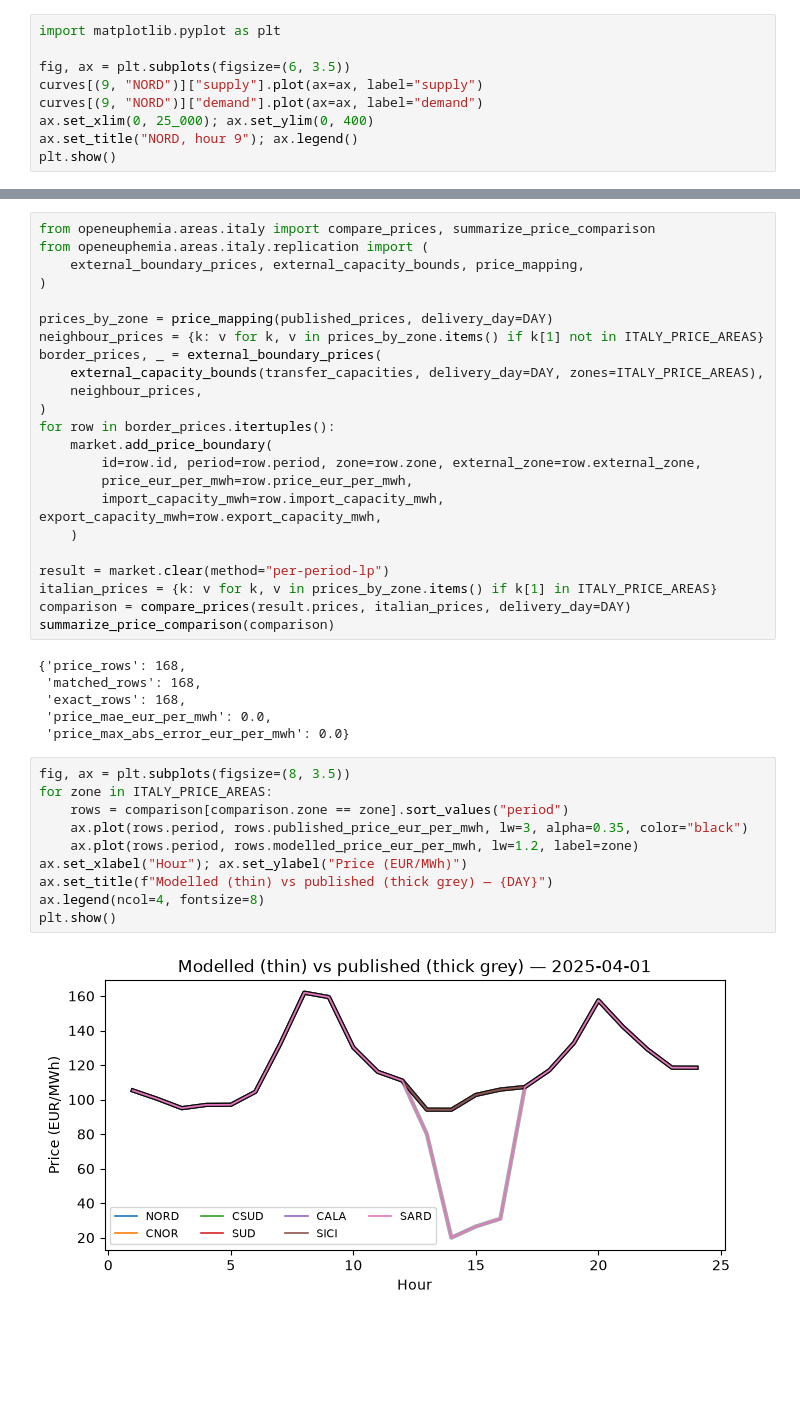
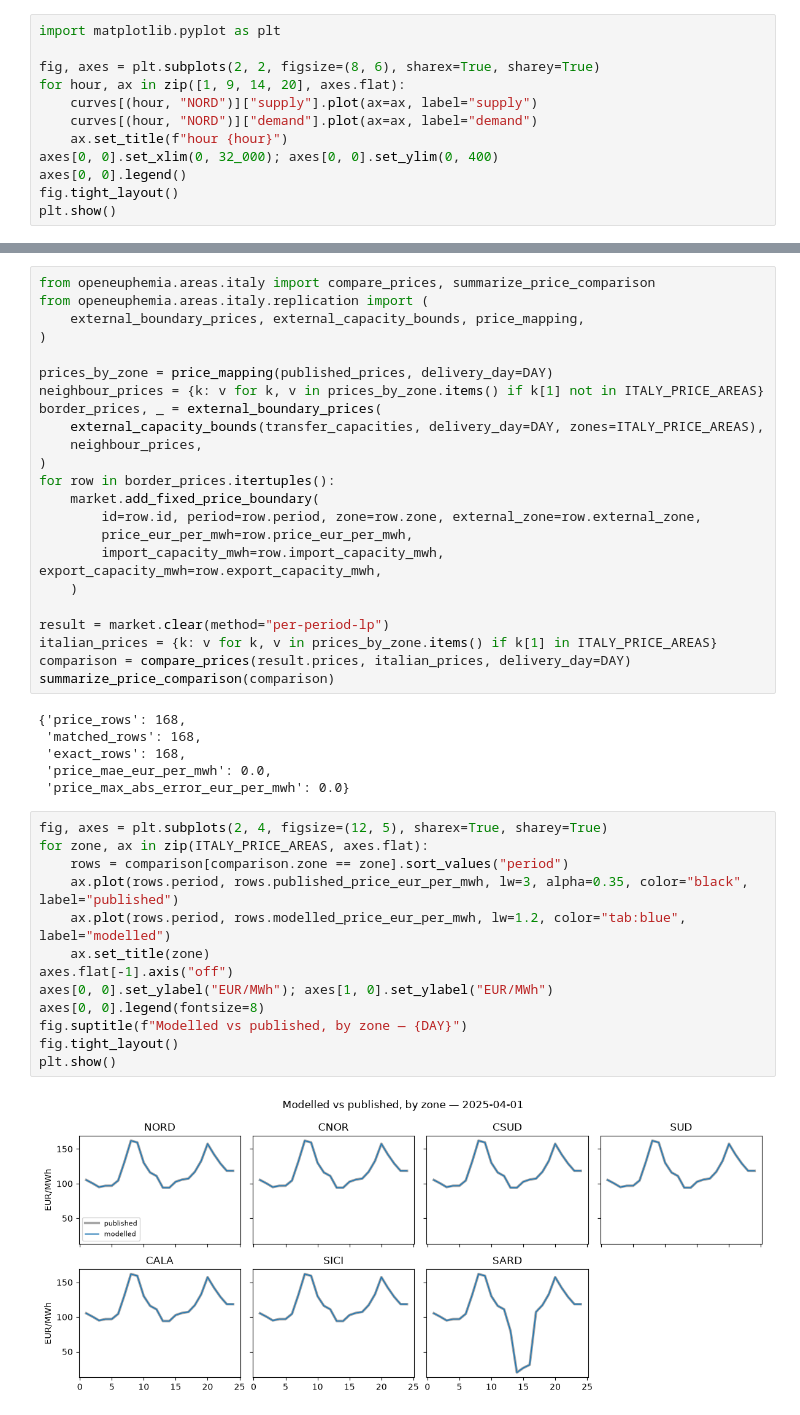
Before and after one commit to rebase-energy/OpenEUPHEMIA, a Jupyter notebook: examples/italy_april_2025.ipynb, the cells around one changed output, grey strips where cells are left out. Drawn from its saved outputs; the diff is of its cells as text; blank space fills up the shorter version.

```diff
--- a/examples/italy_april_2025.ipynb
+++ b/examples/italy_april_2025.ipynb
@@ -89,10 +90,13 @@ print(f"{len(curves)} zone-hours -> {len(market.orders):,} orders")
 # %%
 import matplotlib.pyplot as plt
 
-fig, ax = plt.subplots(figsize=(6, 3.5))
-curves[(9, "NORD")]["supply"].plot(ax=ax, label="supply")
-curves[(9, "NORD")]["demand"].plot(ax=ax, label="demand")
-ax.set_xlim(0, 25_000); ax.set_ylim(0, 400)
-ax.set_title("NORD, hour 9"); ax.legend()
+fig, axes = plt.subplots(2, 2, figsize=(8, 6), sharex=True, sharey=True)
+for hour, ax in zip([1, 9, 14, 20], axes.flat):
+    curves[(hour, "NORD")]["supply"].plot(ax=ax, label="supply")
+    curves[(hour, "NORD")]["demand"].plot(ax=ax, label="demand")
+    ax.set_title(f"hour {hour}")
+axes[0, 0].set_xlim(0, 32_000); axes[0, 0].set_ylim(0, 400)
+axes[0, 0].legend()
+fig.tight_layout()
 plt.show()
 # %% [output]
@@ -117,7 +121,7 @@ border_prices, _ = external_boundary_prices(
     neighbour_prices,
 )
 for row in border_prices.itertuples():
-    market.add_price_boundary(
+    market.add_fixed_price_boundary(
         id=row.id, period=row.period, zone=row.zone, external_zone=row.external_zone,
         price_eur_per_mwh=row.price_eur_per_mwh,
         import_capacity_mwh=row.import_capacity_mwh, export_capacity_mwh=row.export_capacity_mwh,
@@ -134,15 +138,18 @@ summarize_price_comparison(comparison)
  'price_mae_eur_per_mwh': 0.0,
  'price_max_abs_error_eur_per_mwh': 0.0}
 # %%
-fig, ax = plt.subplots(figsize=(8, 3.5))
-for zone in ITALY_PRICE_AREAS:
+fig, axes = plt.subplots(2, 4, figsize=(12, 5), sharex=True, sharey=True)
+for zone, ax in zip(ITALY_PRICE_AREAS, axes.flat):
     rows = comparison[comparison.zone == zone].sort_values("period")
-    ax.plot(rows.period, rows.published_price_eur_per_mwh, lw=3, alpha=0.35, color="black")
-    ax.plot(rows.period, rows.modelled_price_eur_per_mwh, lw=1.2, label=zone)
-ax.set_xlabel("Hour"); ax.set_ylabel("Price (EUR/MWh)")
-ax.set_title(f"Modelled (thin) vs published (thick grey) — {DAY}")
-ax.legend(ncol=4, fontsize=8)
+    ax.plot(rows.period, rows.published_price_eur_per_mwh, lw=3, alpha=0.35, color="black", label="published")
+    ax.plot(rows.period, rows.modelled_price_eur_per_mwh, lw=1.2, color="tab:blue", label="modelled")
+    ax.set_title(zone)
+axes.flat[-1].axis("off")
+axes[0, 0].set_ylabel("EUR/MWh"); axes[1, 0].set_ylabel("EUR/MWh")
+axes[0, 0].legend(fontsize=8)
+fig.suptitle(f"Modelled vs published, by zone — {DAY}")
+fig.tight_layout()
 plt.show()
 # %% [output]
-[figure, old version]
+[figure, new version]
 # %% [markdown]
```
Also changed, not shown: parts of 14 cells of this notebook, 4 other files.
